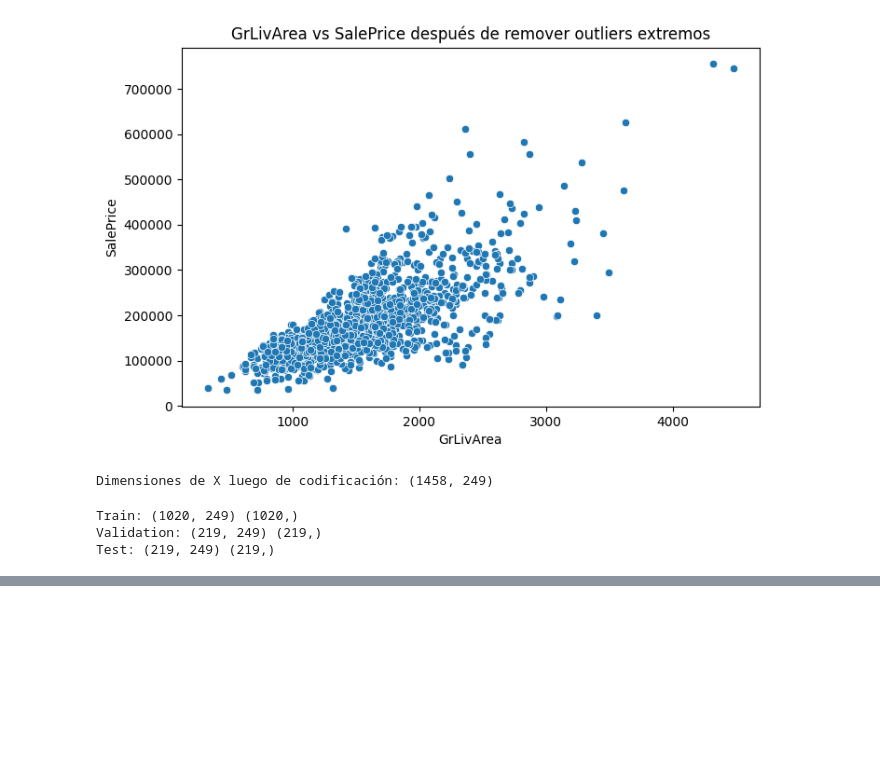
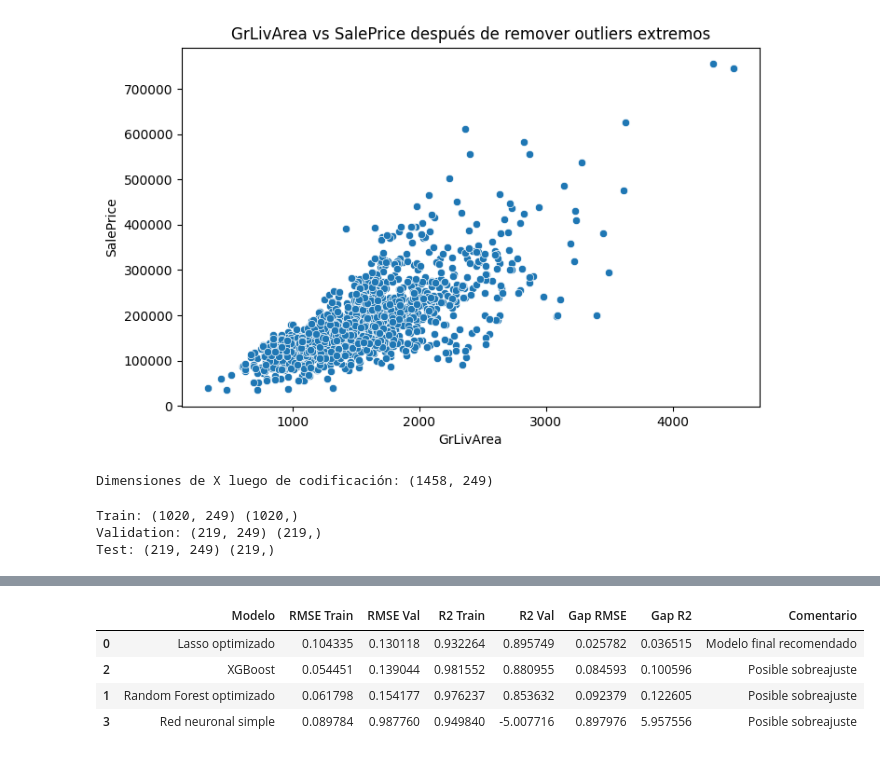
Before and after one commit to TerePainecura/TRABAJO-HOUSE-PRICES-ml, a Jupyter notebook: house_prices.ipynb, the cells around one changed output, grey strips where cells are left out. Saved outputs shown, nothing was run; the diff lists cells and outputs as text; code cells hidden in the pictures; blank space fills up the shorter version.

```diff
--- a/house_prices.ipynb
+++ b/house_prices.ipynb
@@ -286,0 +524,57 @@ Test: (219, 249) (219,)
+# %%
+## 28. Comparación final de modelos
+
+final_results = pd.DataFrame({
+    "Modelo": [
+        "Lasso optimizado",
+        "Random Forest optimizado",
+        "XGBoost",
+        "Red neuronal simple"
+    ],
+    "RMSE Train": [
+        rmse_train_lasso,
+        rmse_train_rf,
+        rmse_train_xgb,
+        rmse_train_mlp
+    ],
+    "RMSE Val": [
+        rmse_val_lasso,
+        rmse_val_rf,
+        rmse_val_xgb,
+        rmse_val_mlp
+    ],
+    "R2 Train": [
+        r2_train_lasso,
+        r2_train_rf,
+        r2_train_xgb,
+        r2_train_mlp
+    ],
+    "R2 Val": [
+        r2_val_lasso,
+        r2_val_rf,
+        r2_val_xgb,
+        r2_val_mlp
+    ]
+})
+
+final_results["Gap RMSE"] = final_results["RMSE Val"] - final_results["RMSE Train"]
+final_results["Gap R2"] = final_results["R2 Train"] - final_results["R2 Val"]
+
+def interpretar_final(row):
+    if row["Gap RMSE"] > 0.08 or row["Gap R2"] > 0.10:
+        return "Posible sobreajuste"
+    elif row["RMSE Val"] == final_results["RMSE Val"].min():
+        return "Modelo final recomendado"
+    else:
+        return "Desempeño intermedio"
+
+final_results["Comentario"] = final_results.apply(interpretar_final, axis=1)
+
+final_results = final_results.sort_values(by="RMSE Val")
+final_results
+# %% [output]
+|  | Modelo | RMSE Train | RMSE Val | R2 Train | R2 Val | Gap RMSE | Gap R2 | Comentario |
+| 0 | Lasso optimizado | 0.104335 | 0.130118 | 0.932264 | 0.895749 | 0.025782 | 0.036515 | Modelo final recomendado |
+| 2 | XGBoost | 0.054451 | 0.139044 | 0.981552 | 0.880955 | 0.084593 | 0.100596 | Posible sobreajuste |
+| 1 | Random Forest optimizado | 0.061798 | 0.154177 | 0.976237 | 0.853632 | 0.092379 | 0.122605 | Posible sobreajuste |
+| 3 | Red neuronal simple | 0.089784 | 0.987760 | 0.949840 | -5.007716 | 0.897976 | 5.957556 | Posible sobreajuste |
```
Also changed, not shown: parts of 10 cells of this notebook.
